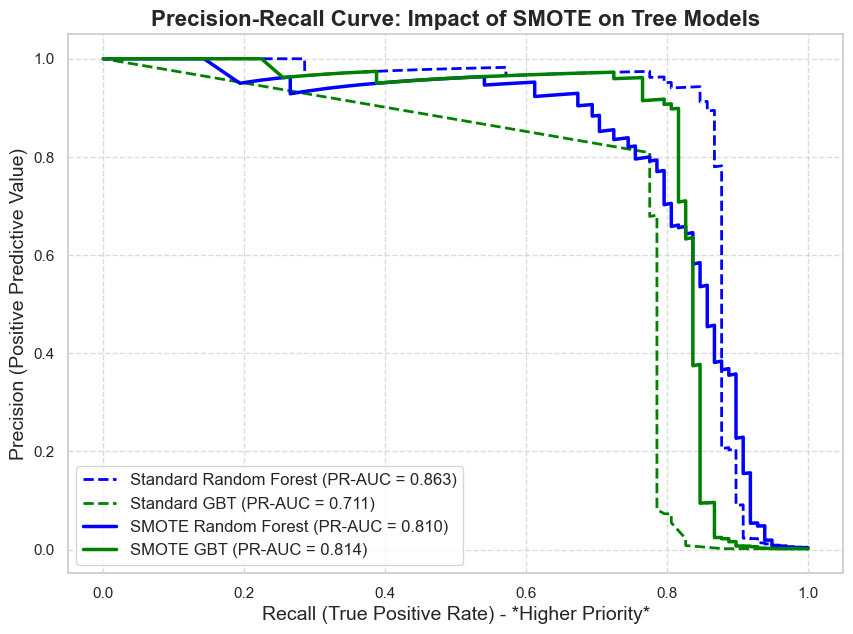
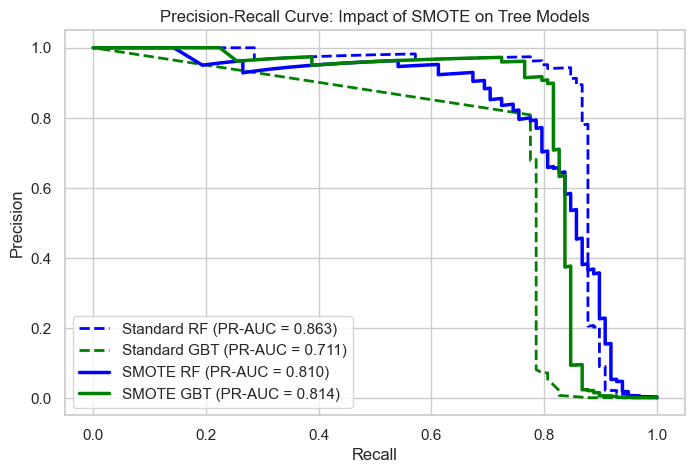
Unified diff of the notebook cell whose output changed from the first chart to the second:
--- before
+++ after
@@ -1,18 +1,17 @@
 # Cell: Master Tree PR-Curve (With and Without SMOTE)
-plt.figure(figsize=(10, 7))
+plt.figure(figsize=(8, 5))
 
 # Plot Base Models (Dashed lines to represent the baseline)
-plt.plot(rf_base_recall, rf_base_precision, label=f'Standard Random Forest (PR-AUC = {rf_base_pr_auc:.3f})', color='blue', linestyle='--', lw=2)
+plt.plot(rf_base_recall, rf_base_precision, label=f'Standard RF (PR-AUC = {rf_base_pr_auc:.3f})', color='blue', linestyle='--', lw=2)
 plt.plot(gbt_base_recall, gbt_base_precision, label=f'Standard GBT (PR-AUC = {gbt_base_pr_auc:.3f})', color='green', linestyle='--', lw=2)
 
 # Plot SMOTE Models (Solid lines)
-plt.plot(rf_recall, rf_precision, label=f'SMOTE Random Forest (PR-AUC = {rf_pr_auc:.3f})', color='blue', lw=2.5)
+plt.plot(rf_recall, rf_precision, label=f'SMOTE RF (PR-AUC = {rf_pr_auc:.3f})', color='blue', lw=2.5)
 plt.plot(gbt_recall, gbt_precision, label=f'SMOTE GBT (PR-AUC = {gbt_pr_auc:.3f})', color='green', lw=2.5)
 
-plt.title('Precision-Recall Curve: Impact of SMOTE on Tree Models', fontsize=16, fontweight='bold')
-plt.xlabel('Recall (True Positive Rate) - *Higher Priority*', fontsize=14)
-plt.ylabel('Precision (Positive Predictive Value)', fontsize=14)
-plt.legend(loc='lower left', fontsize=12)
-plt.grid(True, linestyle='--', alpha=0.7)
+plt.title('Precision-Recall Curve: Impact of SMOTE on Tree Models')
+plt.xlabel('Recall')
+plt.ylabel('Precision')
+plt.legend(loc='lower left')
 
 plt.savefig('tm_tree_models_pr_curve.png', dpi=300, bbox_inches='tight')

Commit: PR-AUC updates